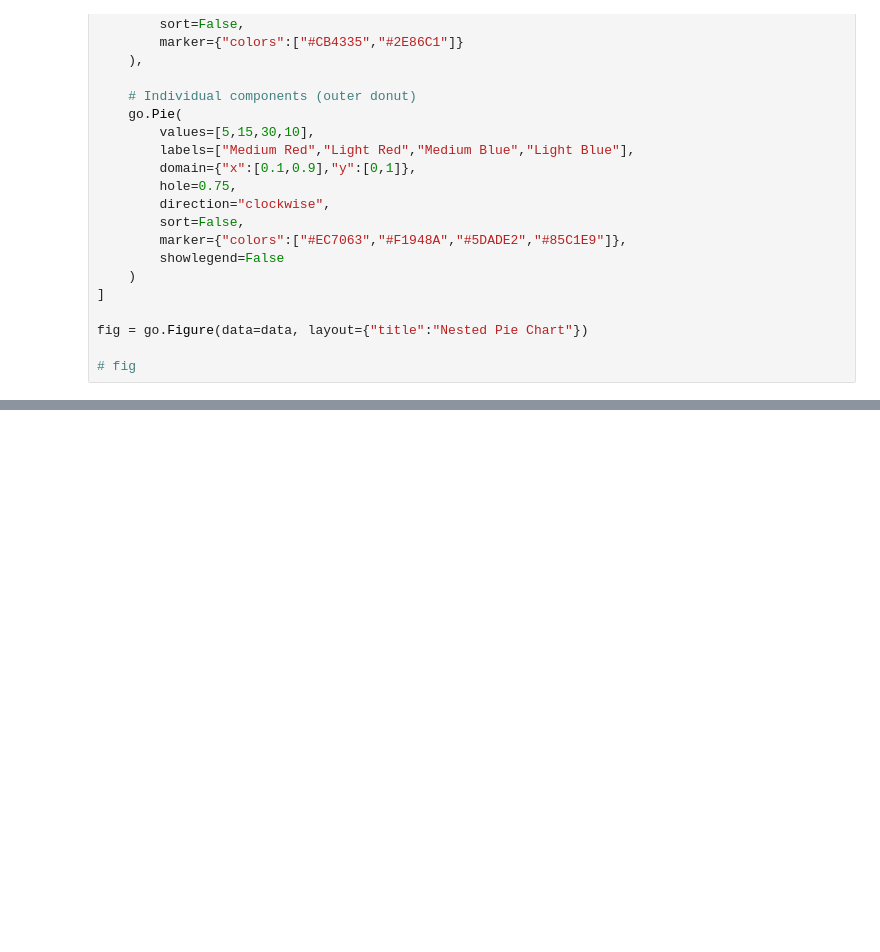
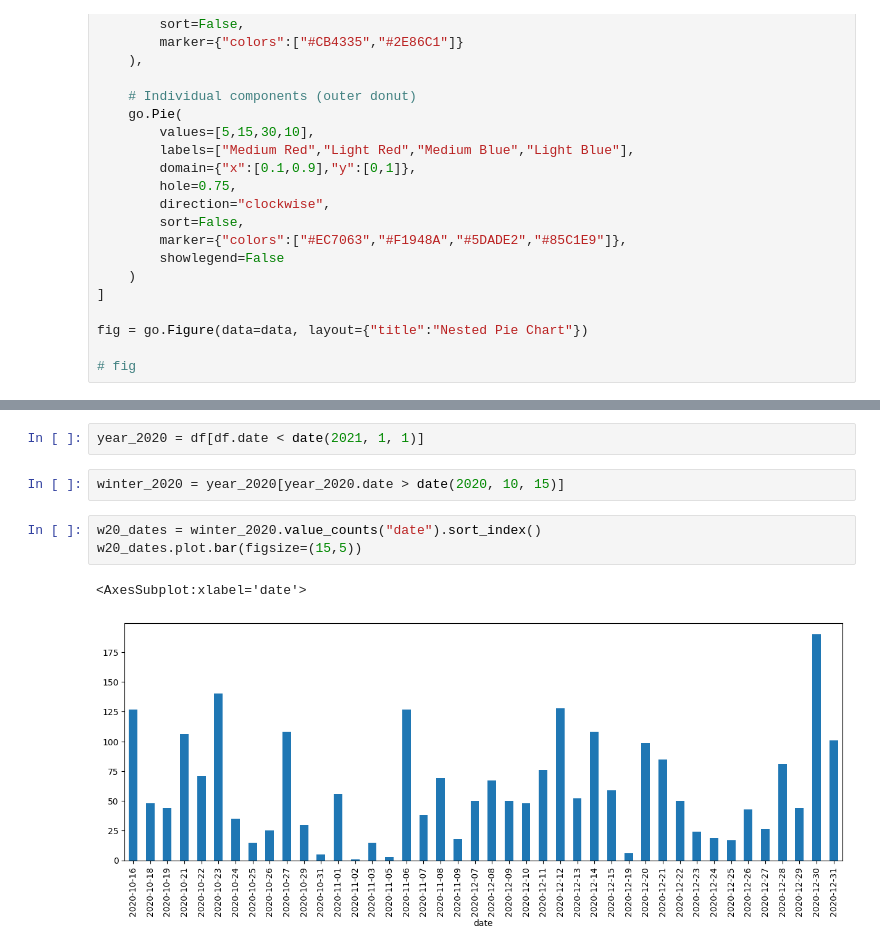
Before and after one commit to pmhalvor/website, a Jupyter notebook: radio/plot-times-mac.ipynb, the cells around one changed output, grey strips where cells are left out. Cells and saved outputs as stored; diff of their text form; blank space fills up the shorter version.

```diff
--- a/radio/plot-times-mac.ipynb
+++ b/radio/plot-times-mac.ipynb
@@ -321,0 +411,10 @@ df.groupby(["date", "hour"]).head()
+# %%
+year_2020 = df[df.date < date(2021, 1, 1)]
+# %%
+winter_2020 = year_2020[year_2020.date > date(2020, 10, 15)]
+# %%
+w20_dates = winter_2020.value_counts("date").sort_index()
+w20_dates.plot.bar(figsize=(15,5))
+# %% [output]
+<AxesSubplot:xlabel='date'>
+[figure, added]
```
Also changed, not shown: parts of 36 cells of this notebook.
